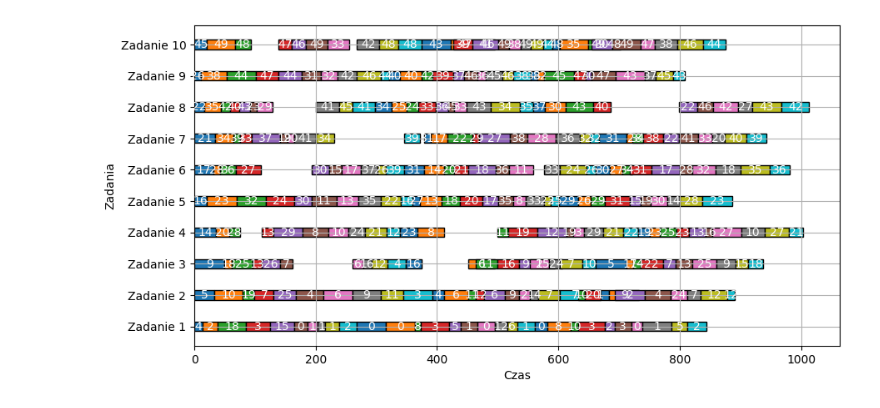
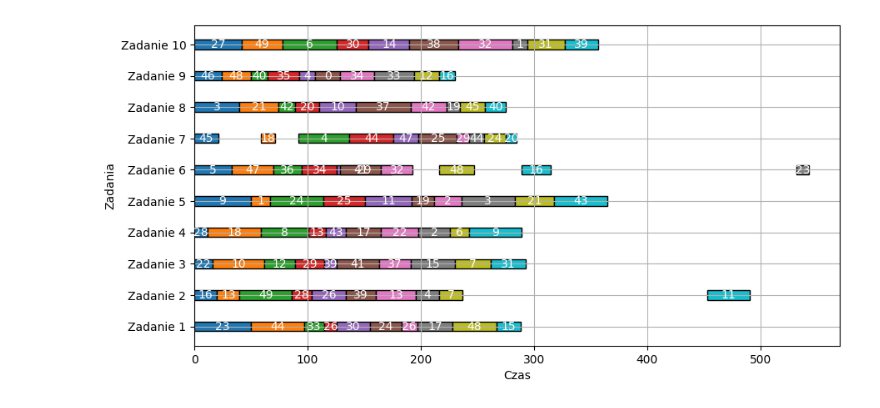
Before and after one commit to Dert14/PUM_L, a Jupyter notebook: Lab 5/algorytm_genetyczny.ipynb, the cells around one changed output. Saved outputs shown, nothing was run; the diff lists cells and outputs as text; code cells hidden in the pictures.

```diff
--- a/Lab 5/algorytm_genetyczny.ipynb
+++ b/Lab 5/algorytm_genetyczny.ipynb
@@ -22,6 +22,7 @@ class WorkSchedule():
         all_randomized_queues = self.randomize_queues(all_queues)
         self.all_sorted_queues = self.sort_queues(all_randomized_queues)
         self.all_sorted_queues = self.add_machine_number(self.all_sorted_queues)
+        self.all_sorted_queues = self.add_timestamp(self.all_sorted_queues)
 
     #zostaje stworzona lista list odpowiedające każdej z maszyn, każda posiada swoją kolejkę zadań
     #Maszyny są numerowane od 0!!!!
@@ -38,6 +39,12 @@ class WorkSchedule():
     def add_machine_number(self, all_queues):
         for i, queue in enumerate(all_queues):
             queue.append(i)
+            all_queues[i] = queue
+        return all_queues
+
+    def add_timestamp(self, all_queues):
+        for i, queue in enumerate(all_queues):
+            queue.append(0)
             all_queues[i] = queue
         return all_queues
 
@@ -69,7 +76,7 @@ class GanttGraph():
         self.timetable_for_machines = [[] for _ in range(10)]
 
     def create_timetables(self, all_sorted_queues):
-        for operation_number in range(30):
+        for operation_number in range(10):
             # for i, queue in enumerate(all_sorted_queues):
             #     if len(queue) == operation_number + 1:
             #         all_sorted_queues.pop(i)
@@ -78,24 +85,28 @@ class GanttGraph():
             last_part_number = -1
             #tworzymy listę aktywnych maszyn, sprawdzamy czy maszyna jest na liście aktywnych maszyn
             active_machines = []
-            for number_of_machine in range(10):
-                current_operation = queues_sorted_by_order_of_parts[number_of_machine][operation_number]
+            for queue in queues_sorted_by_order_of_parts:
+                active_machines.append(queue[-2])
+            for number_from_top_list in range(len(active_machines)):
+                active_machine = active_machines[number_from_top_list]
+                current_operation = queues_sorted_by_order_of_parts[number_from_top_list][operation_number]
                 time_of_operation = current_operation[1]
                 current_part_number = current_operation[0][0]
-                recent_timestamp = self.recent_time_stamps[number_of_machine]
+                recent_timestamp = queues_sorted_by_order_of_parts[number_from_top_list][-1]
                 #jeśli na następnych maszynach obróbka tej samej części to przerwa jest uwzględniania w else
                 if current_part_number != last_part_number:
-                    self.timetable_for_machines[number_of_machine].append((recent_timestamp, recent_timestamp+time_of_operation, current_part_number))
-                    self.recent_time_stamps[number_of_machine] += time_of_operation
+                    self.timetable_for_machines[active_machine].append((recent_timestamp, recent_timestamp+time_of_operation, current_part_number))
+                    new_timestamp = recent_timestamp + time_of_operation
+                    queues_sorted_by_order_of_parts[number_from_top_list][-1] = new_timestamp
                 else:
-                    deadline_of_necessary_operation = self.timetable_for_machines[number_of_machine-1][-1][1]
-                    self.timetable_for_machines[number_of_machine].append((deadline_of_necessary_operation, deadline_of_necessary_operation+time_of_operation, current_part_number))
-                    self.recent_time_stamps[number_of_machine] += ((deadline_of_necessary_operation+time_of_operation) - self.recent_time_stamps[number_of_machine])
+                    deadline_of_necessary_operation = self.timetable_for_machines[number_from_top_list-1][-1][1]
+                    self.timetable_for_machines[active_machine].append((deadline_of_necessary_operation, deadline_of_necessary_operation+time_of_operation, current_part_number))
+                    new_timestamp = recent_timestamp + ((deadline_of_necessary_operation+time_of_operation) - self.recent_time_stamps[number_from_top_list])
+                    queues_sorted_by_order_of_parts[number_from_top_list][-1] = new_timestamp
                 last_part_number = current_part_number
         return self.timetable_for_machines
 
     def sort_by_order_of_parts(self, all_sorted_queues, i):
-        print(all_sorted_queues)
         queues_sorted_by_order_of_parts = sorted(all_sorted_queues, key=lambda x: x[i][0])
         return queues_sorted_by_order_of_parts
 
@@ -142 +137 @@ gantt_graph.draw_graph(timetable_for_machines)
-[figure, old version]
+[figure, new version]
```
Also changed, not shown: parts of 1 cell of this notebook.
